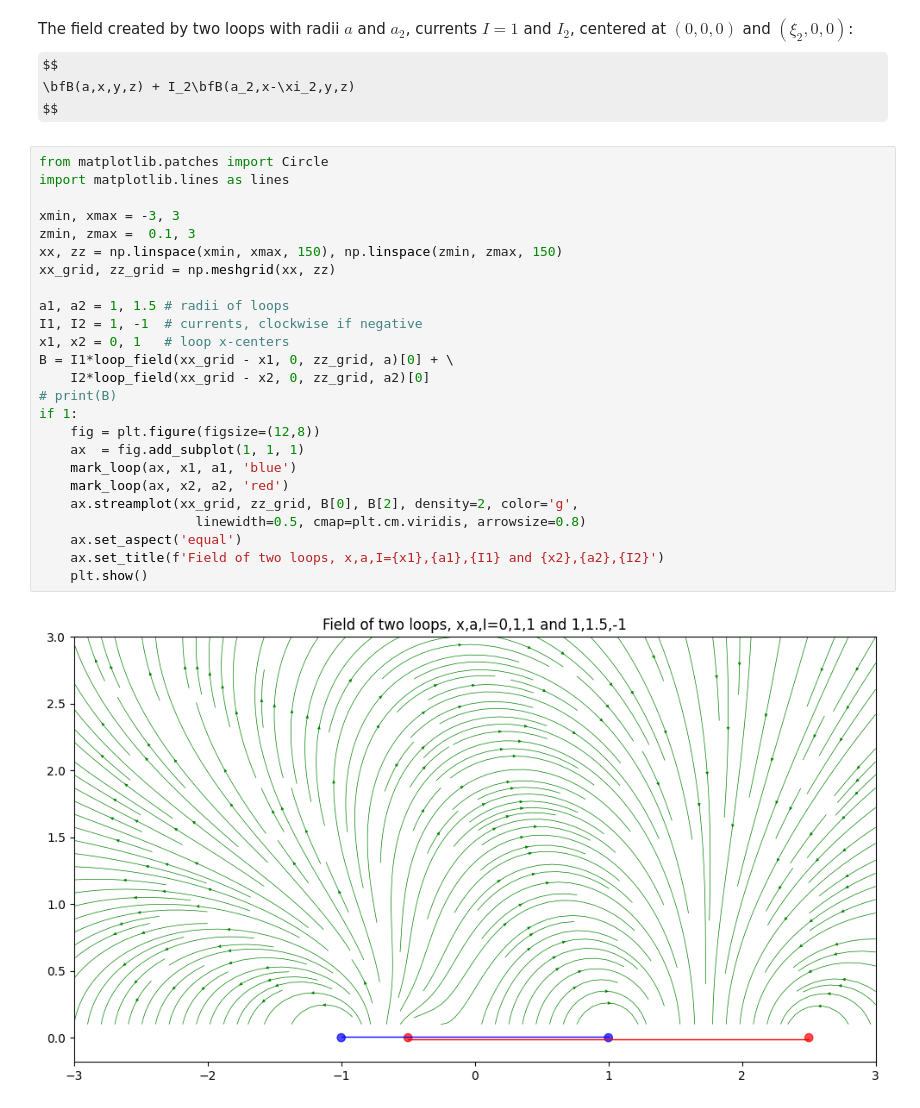
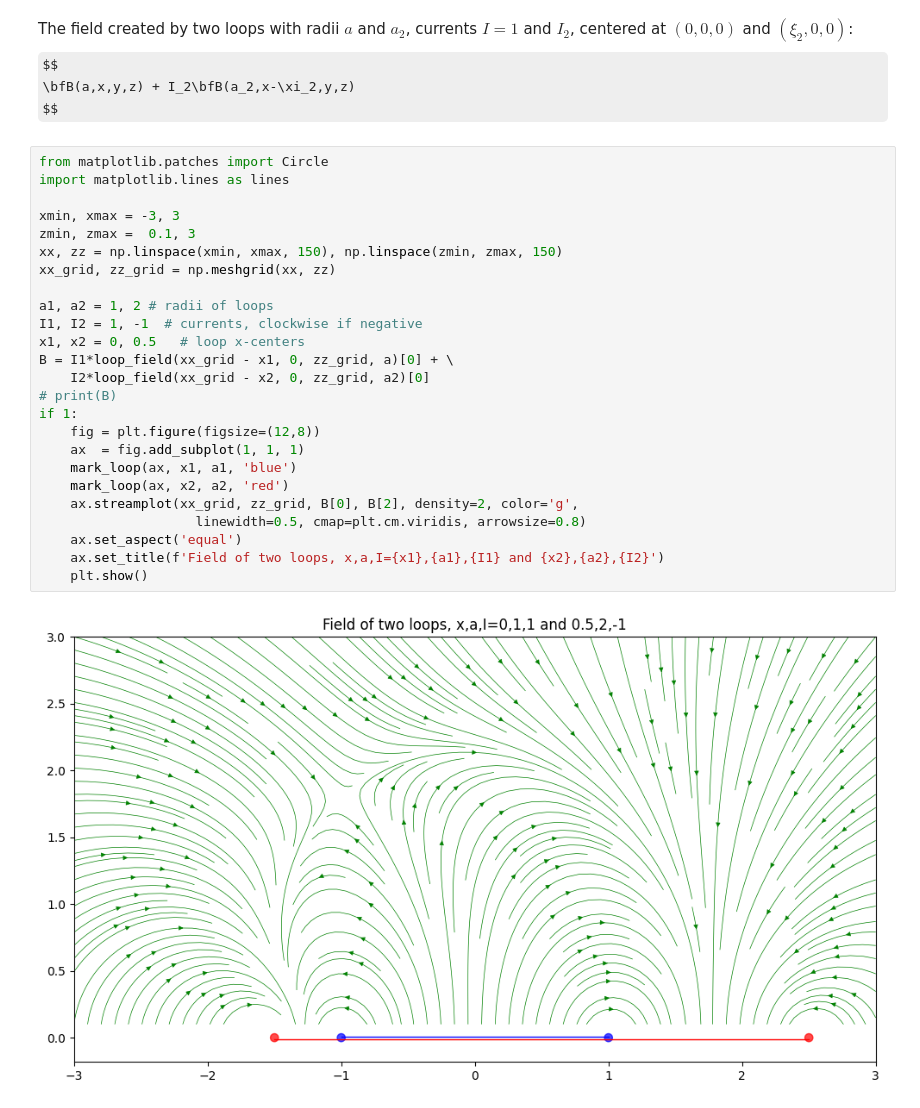
Before and after one commit to michael-isichenko/misc, a Jupyter notebook: loops.ipynb, the cells around one changed output. Drawn from its saved outputs; the diff is of its cells as text; some formulas as TeX source.

```diff
--- a/loops.ipynb
+++ b/loops.ipynb
@@ -156,27 +156,27 @@ $$
 # %%
 from matplotlib.patches import Circle
 import matplotlib.lines as lines
 
 xmin, xmax = -3, 3
 zmin, zmax =  0.1, 3
 xx, zz = np.linspace(xmin, xmax, 150), np.linspace(zmin, zmax, 150)
 xx_grid, zz_grid = np.meshgrid(xx, zz)
 
-a1, a2 = 1, 1.5 # radii of loops
+a1, a2 = 1, 2 # radii of loops
 I1, I2 = 1, -1  # currents, clockwise if negative
-x1, x2 = 0, 1   # loop x-centers
+x1, x2 = 0, 0.5   # loop x-centers
 B = I1*loop_field(xx_grid - x1, 0, zz_grid, a)[0] + \
     I2*loop_field(xx_grid - x2, 0, zz_grid, a2)[0]
 # print(B)
 if 1:
     fig = plt.figure(figsize=(12,8))
     ax  = fig.add_subplot(1, 1, 1)
     mark_loop(ax, x1, a1, 'blue')
     mark_loop(ax, x2, a2, 'red')
     ax.streamplot(xx_grid, zz_grid, B[0], B[2], density=2, color='g',
                     linewidth=0.5, cmap=plt.cm.viridis, arrowsize=0.8)
     ax.set_aspect('equal')
     ax.set_title(f'Field of two loops, x,a,I={x1},{a1},{I1} and {x2},{a2},{I2}')
     plt.show()
 # %% [output]
-[figure, old version]
+[figure, new version]
```
